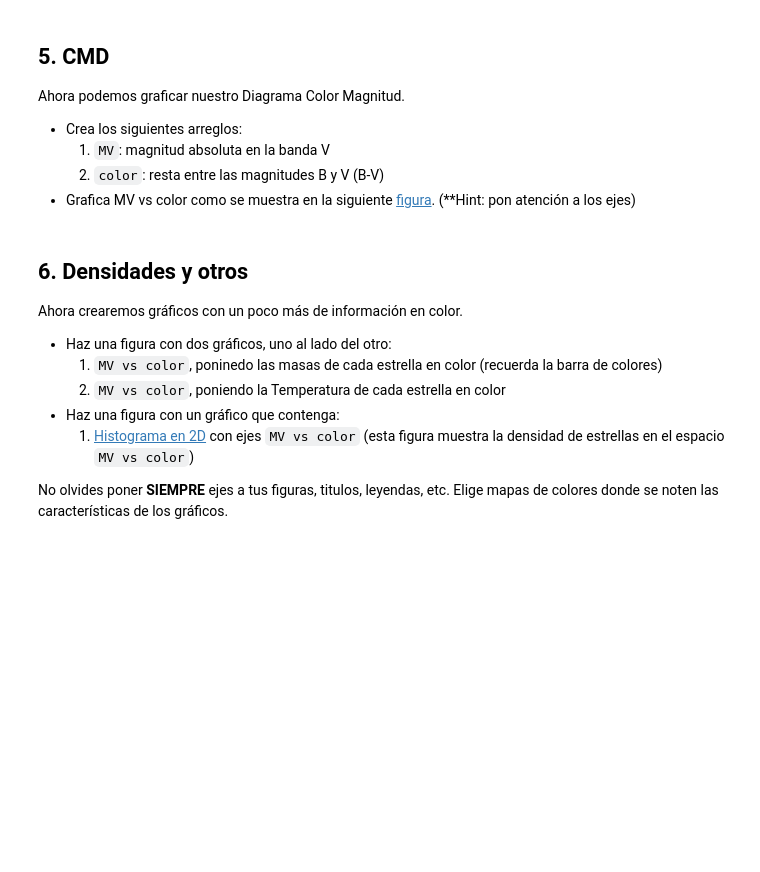
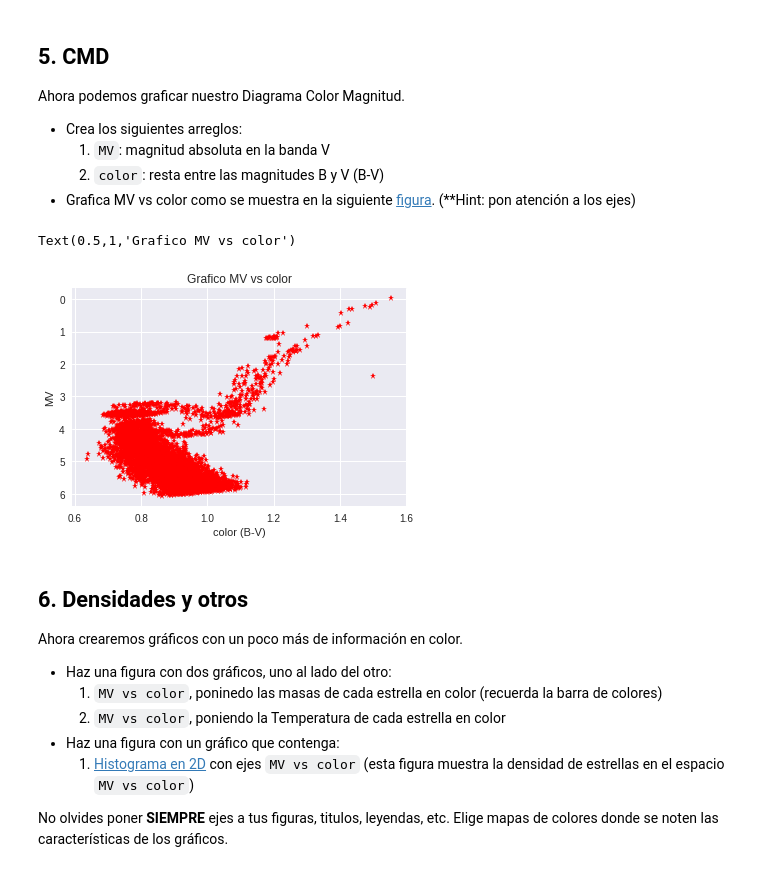
Before and after one commit to JoseJD7/minitarea2, a Jupyter notebook: minitarea2.ipynb, the cells around one changed output. Drawn from its saved outputs; the diff is of its cells as text; code cells hidden in the pictures; blank space fills up the shorter version.

```diff
--- a/minitarea2.ipynb
+++ b/minitarea2.ipynb
@@ -110,7 +110,7 @@ Como te habrás dado cuenta hay dos distribuciones de distancia. La mayoría de
 # %%
 #Filtrar por distancia
 
-datos_filtrados = datos.copy()[distc < 3.5 ] #Viendo el histograma, pdemos observar que la gran mayoría tiene distancias cercanas a 3. Por ende solo tomo esos datos (con distancias menores que 3 pc).
+datos_filtrados = datos.copy()[distc < 3.3 ] #Viendo el histograma, pdemos observar que la gran mayoría tiene distancias cercanas a 3. Por ende solo tomo esos datos (con distancias menores que 3 pc).
 
 print("El set original contenia "+str(len(distc))+' estrellas, luego de filtrar quedaron '+str(len(datos_filtrados[:,0]))+' estrellas.')
 # %% [output]
@@ -157,3 +152,17 @@ MV =
+# %%
+#Crear arrays MV y color
+MV = mag_abs(mag_ap,dist)
+color = datos_filtrados[:,0]-mag_ap
+
+#plot cmd
+plt.plot(color, MV,'*',color = 'red')
+plt.gca().invert_yaxis()
+plt.ylabel('MV')
+plt.xlabel('color (B-V)')
+plt.title('Grafico MV vs color')
+# %% [output]
+Text(0.5,1,'Grafico MV vs color')
+[figure, added]
 # %% [markdown]
 ## 6. Densidades y otros
 
```
Also changed, not shown: parts of 2 cells of this notebook.
